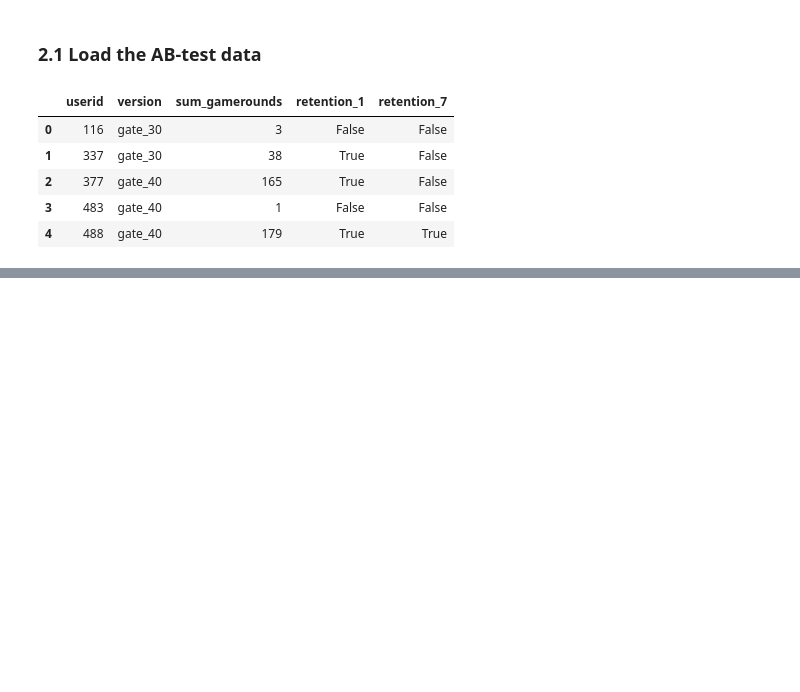
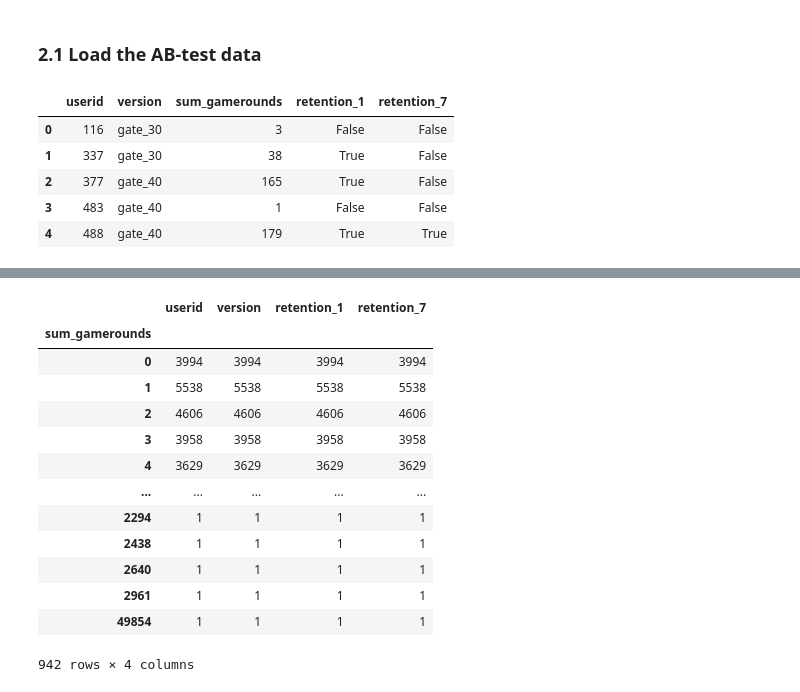
Before and after one commit to kaceejian/Cookie_Cats_Mobile_Game_Case_Analysis, a Jupyter notebook: Mobile_Game_Analysis_Main.ipynb, the cells around one changed output, grey strips where cells are left out. Drawn from its saved outputs; the diff is of its cells as text; code cells hidden in the pictures; blank space fills up the shorter version.

```diff
--- a/Mobile_Game_Analysis_Main.ipynb
+++ b/Mobile_Game_Analysis_Main.ipynb
@@ -38,0 +105,19 @@ df.head()
+# %%
+#请问有关syntax, 这一行，和下一行，下一行加了 ['userid']是什么做用？
+
+df.groupby('sum_gamerounds').count()
+# %% [output]
+|  | userid | version | retention_1 | retention_7 |
+| sum_gamerounds |  |  |  |  |
+| 0 | 3994 | 3994 | 3994 | 3994 |
+| 1 | 5538 | 5538 | 5538 | 5538 |
+| 2 | 4606 | 4606 | 4606 | 4606 |
+| 3 | 3958 | 3958 | 3958 | 3958 |
+| 4 | 3629 | 3629 | 3629 | 3629 |
+| ... | ... | ... | ... | ... |
+| 2294 | 1 | 1 | 1 | 1 |
+| 2438 | 1 | 1 | 1 | 1 |
+| 2640 | 1 | 1 | 1 | 1 |
+| 2961 | 1 | 1 | 1 | 1 |
+| 49854 | 1 | 1 | 1 | 1 |
+942 rows × 4 columns
```
Also changed, not shown: parts of 21 cells of this notebook.
